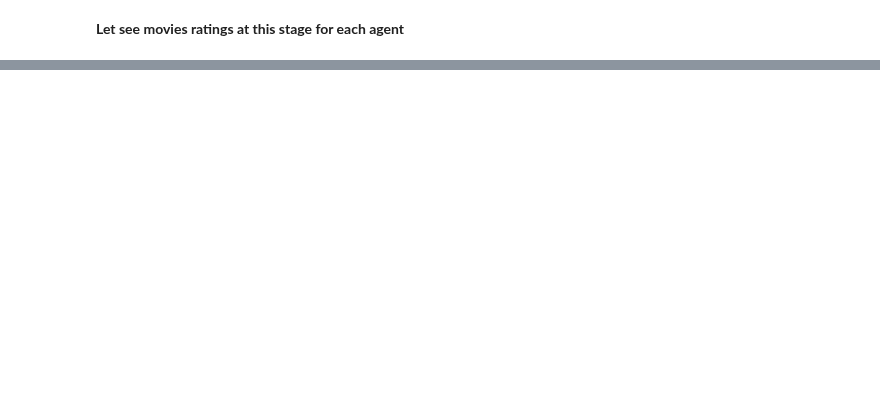
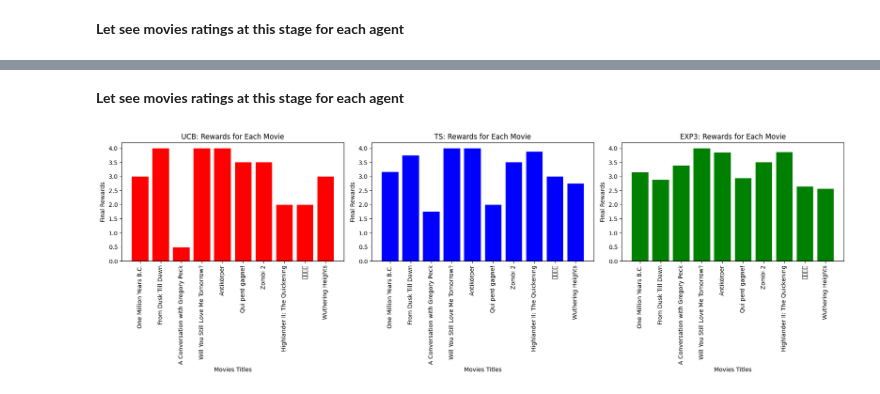
Before and after one commit to HatimRabet/Bandit-Algorithms-for-Movie-Recommendation-System, a Jupyter notebook: scripts/Test_Bandits.ipynb, the cells around one changed output, grey strips where cells are left out. Drawn from its saved outputs; the diff is of its cells as text; code cells hidden in the pictures; blank space fills up the shorter version.

```diff
--- a/scripts/Test_Bandits.ipynb
+++ b/scripts/Test_Bandits.ipynb
@@ -156,0 +234,4 @@ plt.show()
+# %%
+cumulative_regret_ucb = UCB_agent.run()
+cumulative_regret_exp = EXP_agent.run()
+cumulative_regret_ts = TS_agent.run()
@@ -156,0 +308,43 @@ plt.show()
+# %% [markdown]
+<strong> Let see movies ratings at this stage for each agent </strong>
+# %%
+ucb_ratings = UCB_agent.total_reward / UCB_agent.action_counts
+ts_ratings = TS_agent.total_reward / TS_agent.action_counts
+exp_ratings = EXP_agent.total_reward / EXP_agent.action_counts
+
+movies_titles = [movieId_title[id] for id in movies_id_k]
+
+# To make it visually better
+
+n_samples = 10
+
+fig, axes = plt.subplots(1, 3, figsize=(18, 6))  # Adjusted to 3 columns
+
+# Plot for UCB
+axes[0].bar(movies_titles[:n_samples], ucb_ratings[:n_samples], color='red')
+axes[0].set_xlabel('Movies Titles')
+axes[0].set_ylabel('Final Rewards')
+axes[0].set_title('UCB: Rewards for Each Movie')
+axes[0].tick_params(axis='x', rotation=90)
+
+# Plot for Thompson Sampling (TS)
+axes[1].bar(movies_titles[:n_samples], ts_ratings[:n_samples], color='blue')
+axes[1].set_xlabel('Movies Titles')
+axes[1].set_ylabel('Final Rewards')
+axes[1].set_title('TS: Rewards for Each Movie')
+axes[1].tick_params(axis='x', rotation=90)
+
+# Plot for EXP3
+axes[2].bar(movies_titles[:n_samples], exp_ratings[:n_samples], color='green')
+axes[2].set_xlabel('Movies Titles')
+axes[2].set_ylabel('Final Rewards')
+axes[2].set_title('EXP3: Rewards for Each Movie')
+axes[2].tick_params(axis='x', rotation=90)
+
+# Adjust layout to avoid overlap
+plt.tight_layout()
+
+# Show plot
+plt.show()
+# %% [output]
+[figure, added]
```
Also changed, not shown: parts of 12 cells of this notebook.
